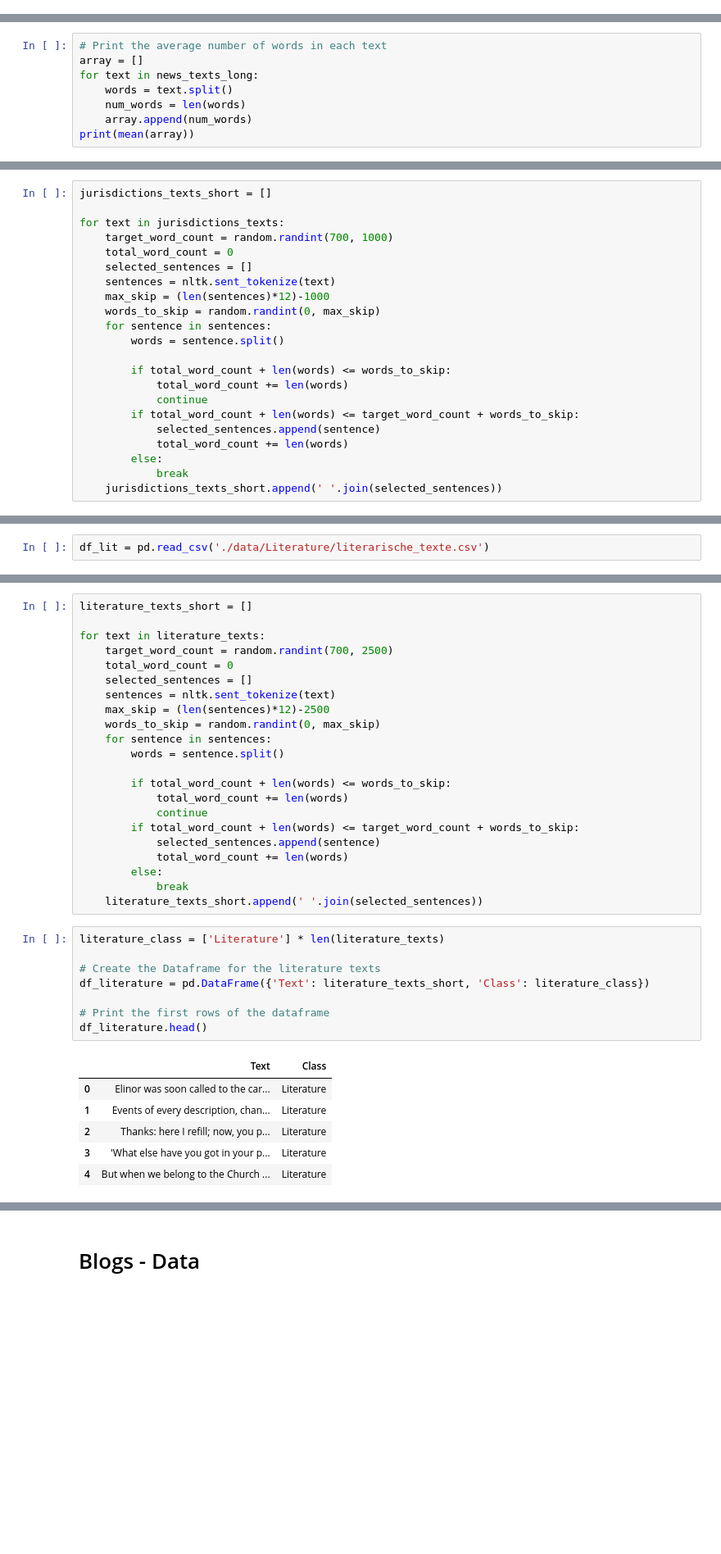
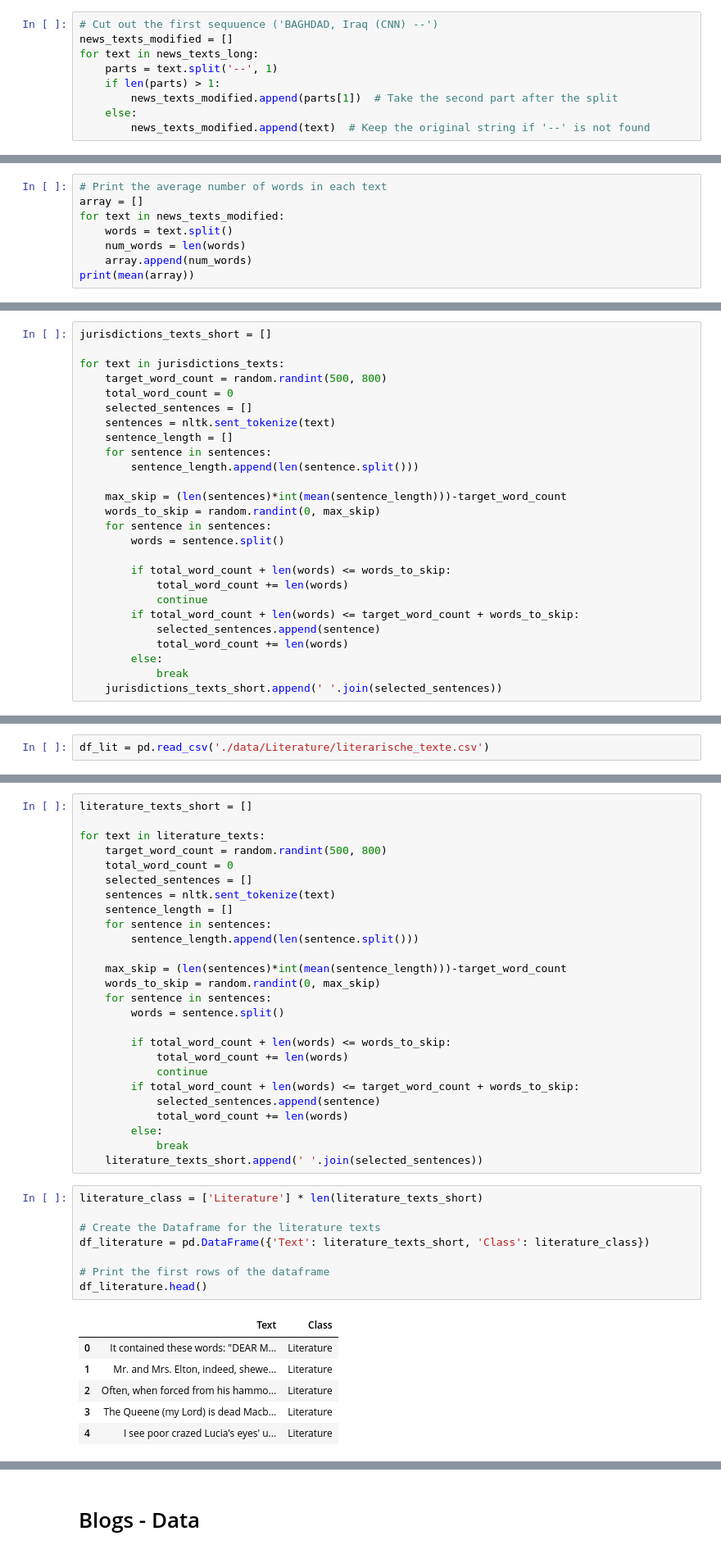
Before and after one commit to bgrnaymane/Projektrealisierung_Gruppe5, a Jupyter notebook: data_acquisition.ipynb, the cells around one changed output, grey strips where cells are left out. Shown at 82% size. Cells and saved outputs as stored; diff of their text form; blank space fills up the shorter version.

Commit message:
Text classification modified

```diff
--- a/data_acquisition.ipynb
+++ b/data_acquisition.ipynb
@@ -85,3 +116,12 @@ for text in news_texts:
 print(news_texts_long[5])
 # %% [output]
 BAGHDAD, Iraq (CNN) -- Dressed in a Superman shirt, 5-year-old Youssif held his sister's hand Friday, seemingly unaware that millions of people across the world have been touched by his story. Nearby, ...
+# %%
+# Cut out the first sequuence ('BAGHDAD, Iraq (CNN) --')
+news_texts_modified = []
+for text in news_texts_long:
+    parts = text.split('--', 1)
+    if len(parts) > 1:
+        news_texts_modified.append(parts[1])  # Take the second part after the split
+    else:
+        news_texts_modified.append(text)  # Keep the original string if '--' is not found
@@ -92,7 +136,7 @@ df_news = pd.DataFrame({'Text': news_texts_long, 'Class': news_class})
 # %%
 # Print the average number of words in each text
 array = []
-for text in news_texts_long:
+for text in news_texts_modified:
     words = text.split()
     num_words = len(words)
     array.append(num_words)
@@ -117,11 +161,15 @@ for file_name in os.listdir(data_path_jurisdictions):
 jurisdictions_texts_short = []
 
 for text in jurisdictions_texts:
-    target_word_count = random.randint(700, 1000)
+    target_word_count = random.randint(500, 800)
     total_word_count = 0
     selected_sentences = []
     sentences = nltk.sent_tokenize(text)
-    max_skip = (len(sentences)*12)-1000
+    sentence_length = []
+    for sentence in sentences:
+        sentence_length.append(len(sentence.split()))
+
+    max_skip = (len(sentences)*int(mean(sentence_length)))-target_word_count
     words_to_skip = random.randint(0, max_skip)
     for sentence in sentences:
         words = sentence.split()
@@ -194,11 +242,15 @@ CHAPTER 1 The family of Dashwood had long been settled in Sussex. Their estate w
 literature_texts_short = []
 
 for text in literature_texts:
-    target_word_count = random.randint(700, 2500)
+    target_word_count = random.randint(500, 800)
     total_word_count = 0
     selected_sentences = []
     sentences = nltk.sent_tokenize(text)
-    max_skip = (len(sentences)*12)-2500
+    sentence_length = []
+    for sentence in sentences:
+        sentence_length.append(len(sentence.split()))
+
+    max_skip = (len(sentences)*int(mean(sentence_length)))-target_word_count
     words_to_skip = random.randint(0, max_skip)
     for sentence in sentences:
         words = sentence.split()
@@ -213,20 +265,20 @@ for text in literature_texts:
             break
     literature_texts_short.append(' '.join(selected_sentences))
 # %%
-literature_class = ['Literature'] * len(literature_texts)
+literature_class = ['Literature'] * len(literature_texts_short)
 
 # Create the Dataframe for the literature texts
 df_literature = pd.DataFrame({'Text': literature_texts_short, 'Class': literature_class})
 
 # Print the first rows of the dataframe
 df_literature.head()
 # %% [output]
 |  | Text | Class |
-| 0 | Elinor was soon called to the car... | Literature |
-| 1 | Events of every description, chan... | Literature |
-| 2 | Thanks: here I refill; now, you p... | Literature |
-| 3 | 'What else have you got in your p... | Literature |
-| 4 | But when we belong to the Church ... | Literature |
+| 0 | It contained these words: "DEAR M... | Literature |
+| 1 | Mr. and Mrs. Elton, indeed, shewe... | Literature |
+| 2 | Often, when forced from his hammo... | Literature |
+| 3 | The Queene (my Lord) is dead Macb... | Literature |
+| 4 | I see poor crazed Lucia's eyes' u... | Literature |
 # %%
 # Print the average number of words in each text
 array = []
```
Also changed, not shown: parts of 17 cells of this notebook, 6 other files.
